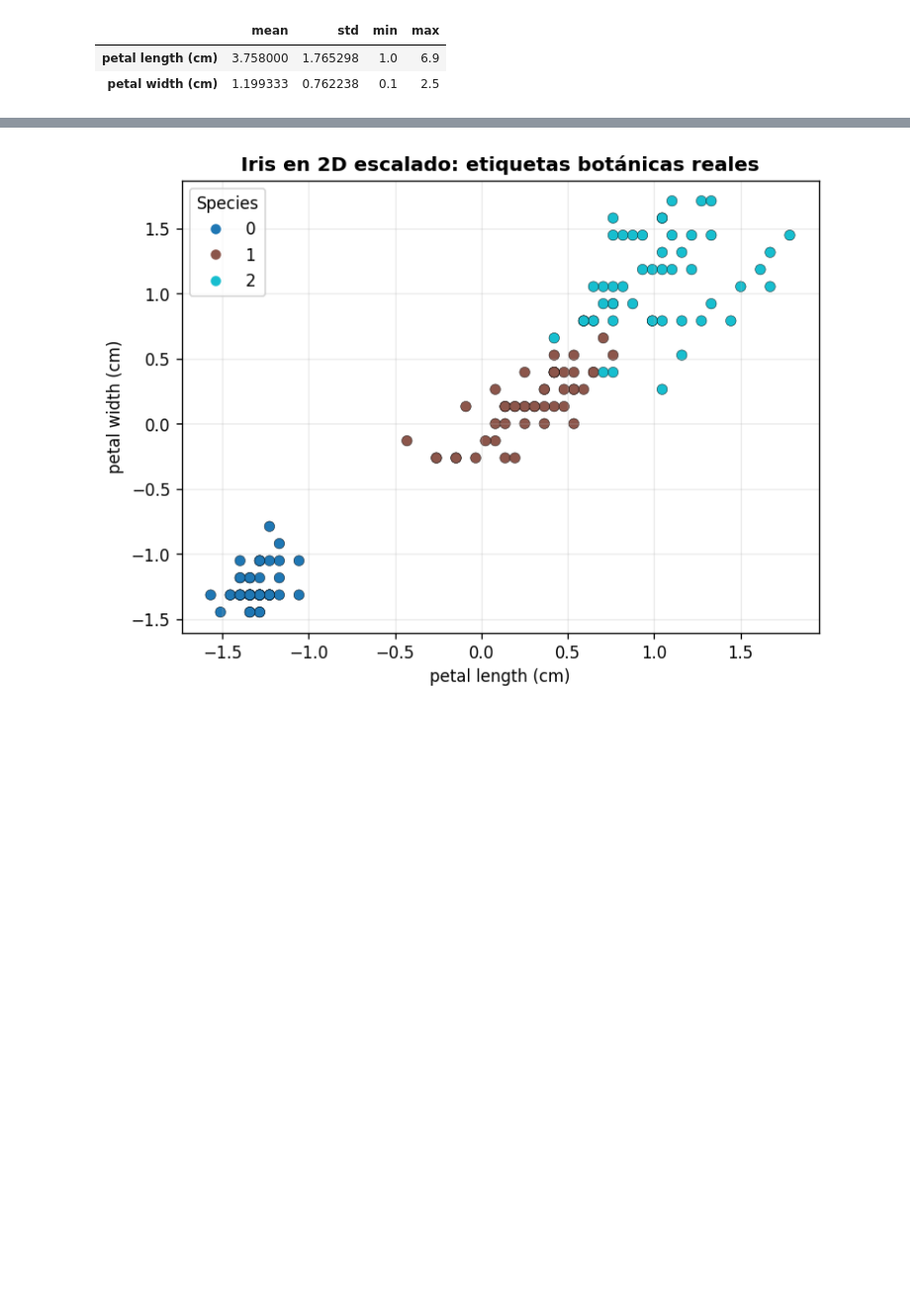
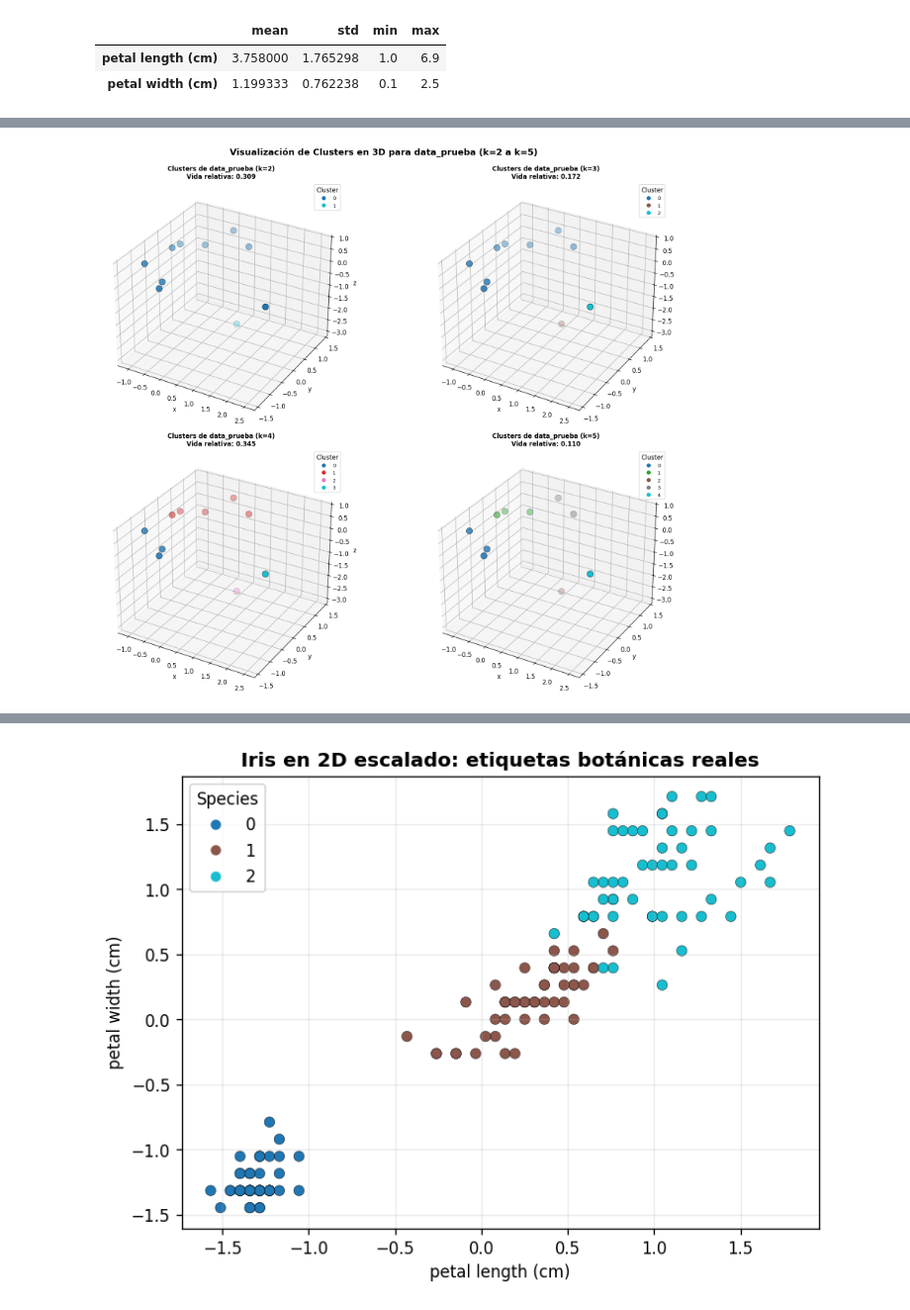
Before and after one commit to criss201x/Gravitational_Clustering, a Jupyter notebook: Implementacion_GCA_Wright.ipynb, the cells around one changed output, grey strips where cells are left out. Shown at 99% size. Saved outputs shown, nothing was run; the diff lists cells and outputs as text; code cells hidden in the pictures; blank space fills up the shorter version.

```diff
--- a/Implementacion_GCA_Wright.ipynb
+++ b/Implementacion_GCA_Wright.ipynb
@@ -120,3 +120,9 @@ summary_df
 |  | mean | std | min | max |
 | petal length (cm) | 3.758000 | 1.765298 | 1.0 | 6.9 |
 | petal width (cm) | 1.199333 | 0.762238 | 0.1 | 2.5 |
+# %%
+data_prueba = pd.DataFrame({
+    "x": [25, 35, 24, 50, 53, 40, 20, 38, 31, 89],
+    "y": [1100000, 1100000, 5000000, 8000000, 9000000, 10000000, 7000000, 20000, 8000000, 2000000],
+    "z": [1.9, 1.8, 1.85, 1.2, 1.79, 1.83, 1.78, 1.81, 1.77, 1.78]
+})
@@ -122,0 +229,43 @@ summary_df
+# %%
+fig = plt.figure(figsize=(16, 12))
+
+k_values_to_plot = [2, 3, 4, 5]
+
+for i, k_val in enumerate(k_values_to_plot):
+    ax = fig.add_subplot(2, 2, i + 1, projection='3d')
+
+    try:
+        labels_k, life_k = model_prueba_full.labels_at_k(k_val)
+    except ValueError:
+        print(f"No se encontró el nivel k={k_val} en la simulación.")
+        continue
+
+    scatter = ax.scatter(
+        X_prueba[:, 0],
+        X_prueba[:, 1],
+        X_prueba[:, 2],
+        c=labels_k,
+        cmap="tab10",
+        s=100,
+        edgecolors="k",
+        linewidths=0.5,
+    )
+
+    ax.set_title(
+        f"Clusters de data_prueba (k={k_val})\nVida relativa: {life_k / model_prueba_full.total_time_:.3f}",
+        fontweight="bold",
+        fontsize=10
+    )
+    ax.set_xlabel(feature_cols_prueba[0])
+    ax.set_ylabel(feature_cols_prueba[1])
+    ax.set_zlabel(feature_cols_prueba[2])
+
+    # Añadir leyenda de clústeres
+    handles, _ = scatter.legend_elements()
+    ax.legend(handles, np.unique(labels_k), title="Cluster", loc="best", fontsize=8)
+
+plt.tight_layout()
+plt.suptitle("Visualización de Clusters en 3D para data_prueba (k=2 a k=5)", fontsize=14, fontweight="bold", y=1.02)
+plt.show()
+# %% [output]
+[figure, added]
```
Also changed, not shown: parts of 10 cells of this notebook, 1 other file.
